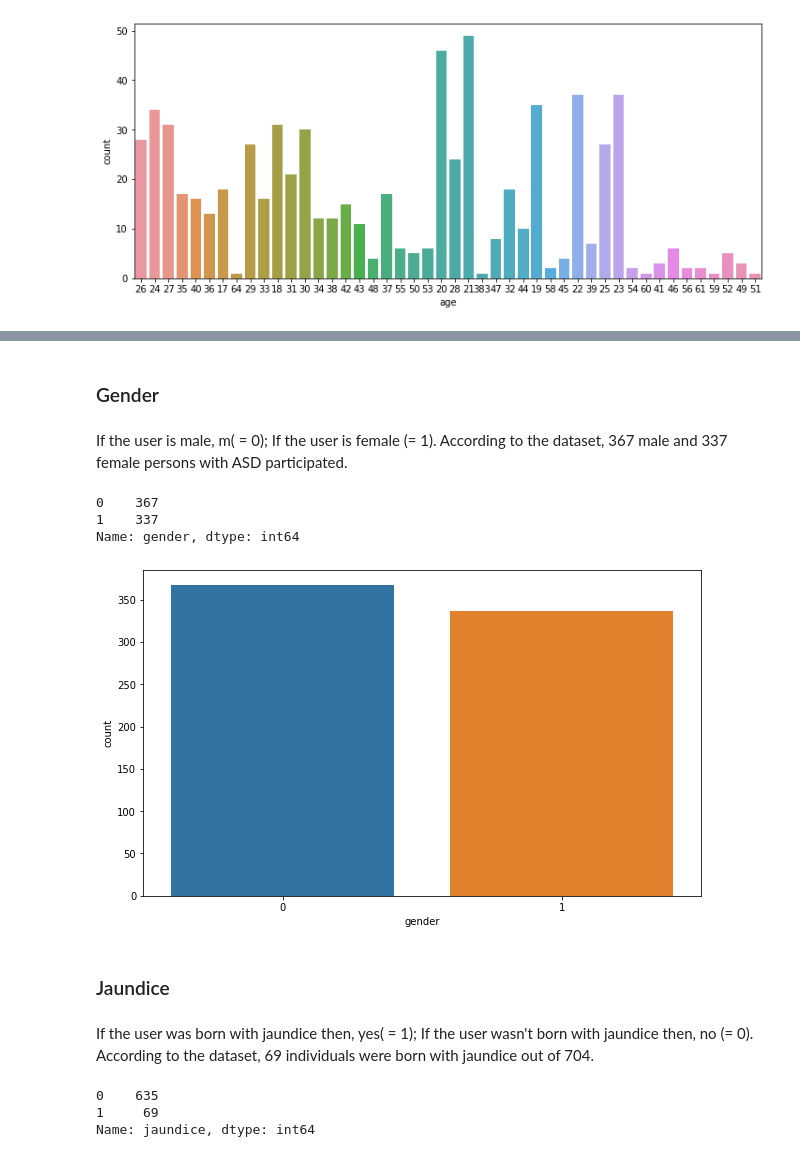
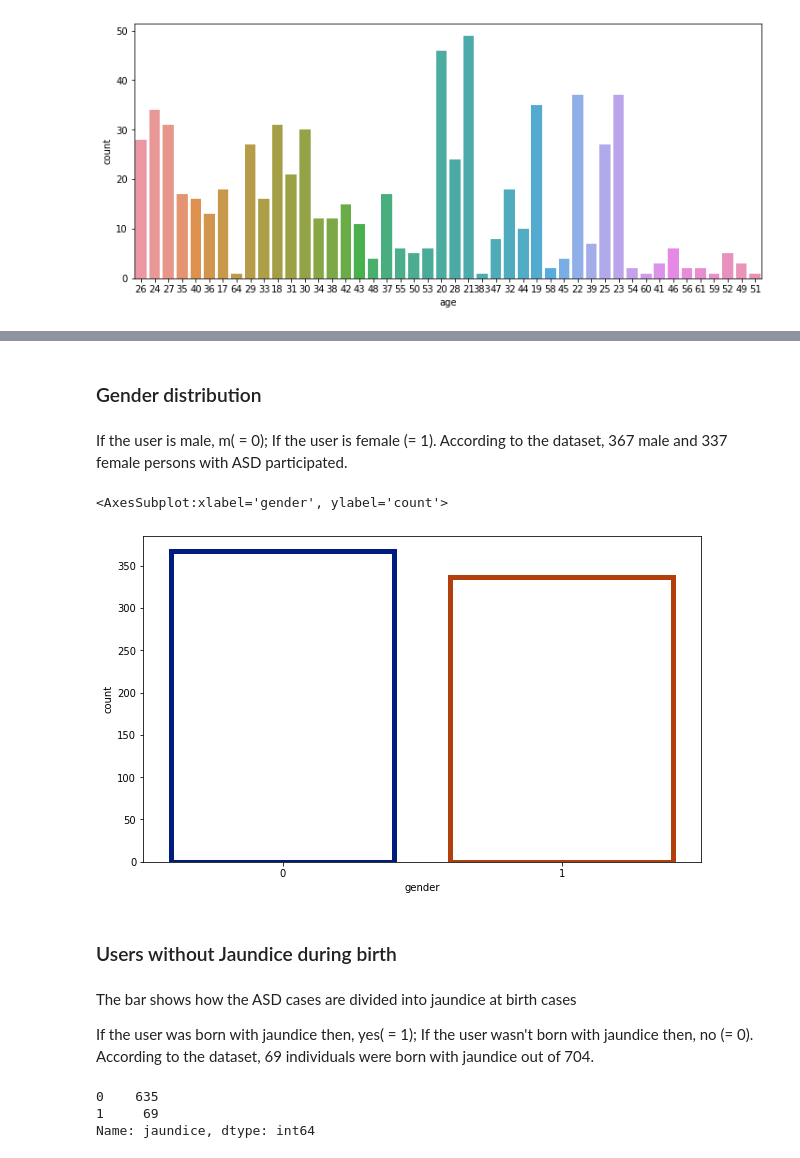
Before and after one commit to blessinvarkey/asd-screening-ml, a Jupyter notebook: ml_projects/autism-screening-project.ipynb, the cells around one changed output, grey strips where cells are left out. Drawn from its saved outputs; the diff is of its cells as text; code cells hidden in the pictures.

Commit message:
updates: HeatMap, Gender, Jaundice comparison

```diff
--- a/ml_projects/autism-screening-project.ipynb
+++ b/ml_projects/autism-screening-project.ipynb
@@ -81,25 +135,23 @@ sns.countplot(x='age', data=df);
 # %% [markdown]
-### Gender
+### Gender distribution
 # %% [markdown]
 If the user is male, m( = 0);
 If the user is female (= 1).
 According to the dataset, 367 male and 337 female persons with ASD participated.
+# %%
+fig = plt.figure(figsize=(10,6))
+sns.countplot(x="gender", data=df, facecolor=(0, 0, 0, 0), linewidth=5, edgecolor=sns.color_palette("dark", 3))
+# %% [output]
+<AxesSubplot:xlabel='gender', ylabel='count'>
+[figure, added]
 # %%
 new_df = pd.DataFrame({'gender':df.gender.map(dict(f=1,m=0))})
 df.update(new_df)
-# %%
-#male = 0, female = 1
-fig = plt.figure(figsize=(10,6))
-sns.countplot(x='gender', data=df);
-df.gender.value_counts()
-# %% [output]
-0    367
-1    337
-Name: gender, dtype: int64
-[figure, removed]
 # %% [markdown]
-### Jaundice
+### Users without Jaundice during birth
 # %% [markdown]
+The bar shows how the ASD cases are divided into jaundice at birth cases
+
 If the user was born with jaundice then, yes( = 1);
 If the user wasn't born with jaundice then, no (= 0).
 According to the dataset, 69 individuals were born with jaundice out of 704.
```
Also changed, not shown: parts of 14 cells of this notebook.
